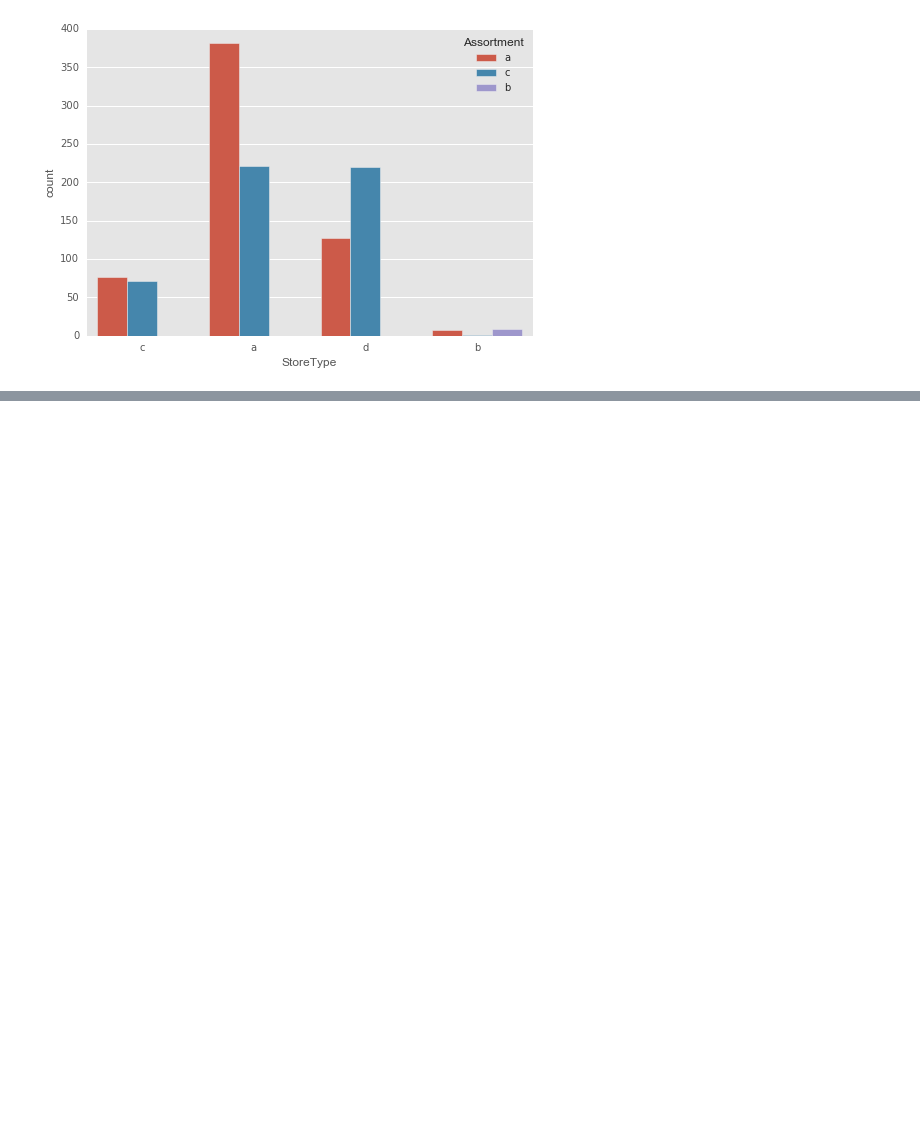
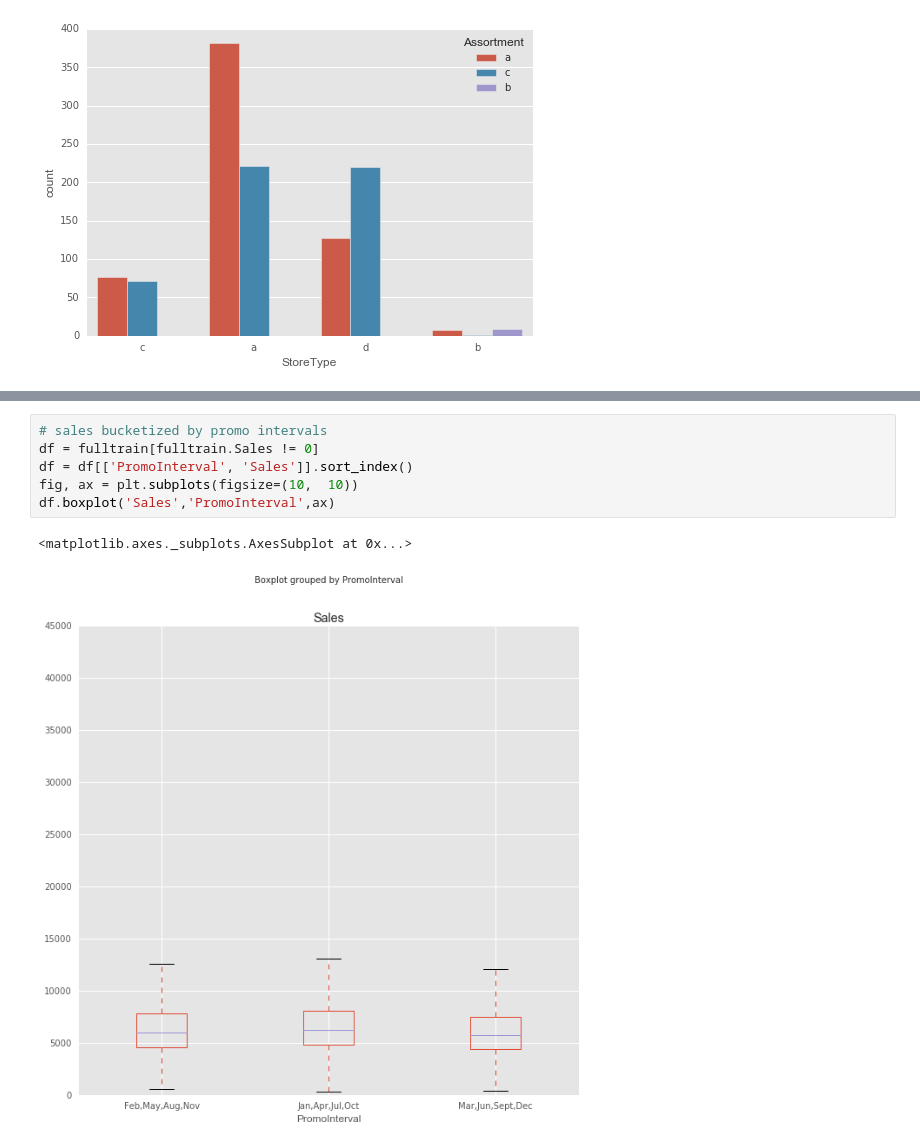
Before and after one commit to chaitu1385/RossmannKaggle, a Jupyter notebook: Data-Exploration/Rossmann Stores Forecasting.ipynb, the cells around one changed output, grey strips where cells are left out. Cells and saved outputs as stored; diff of their text form; blank space fills up the shorter version.

```diff
--- a/Data-Exploration/Rossmann Stores Forecasting.ipynb
+++ b/Data-Exploration/Rossmann Stores Forecasting.ipynb
@@ -465,0 +478,9 @@ sns.countplot(x="StoreType", hue="Assortment", data=store)#, palette="Greens_d")
+# %%
+# sales bucketized by promo intervals
+df = fulltrain[fulltrain.Sales != 0]
+df = df[['PromoInterval', 'Sales']].sort_index()
+fig, ax = plt.subplots(figsize=(10,  10))
+df.boxplot('Sales','PromoInterval',ax)
+# %% [output]
+<matplotlib.axes._subplots.AxesSubplot at 0x...>
+[figure, added]
```
Also changed, not shown: parts of 7 cells of this notebook.
